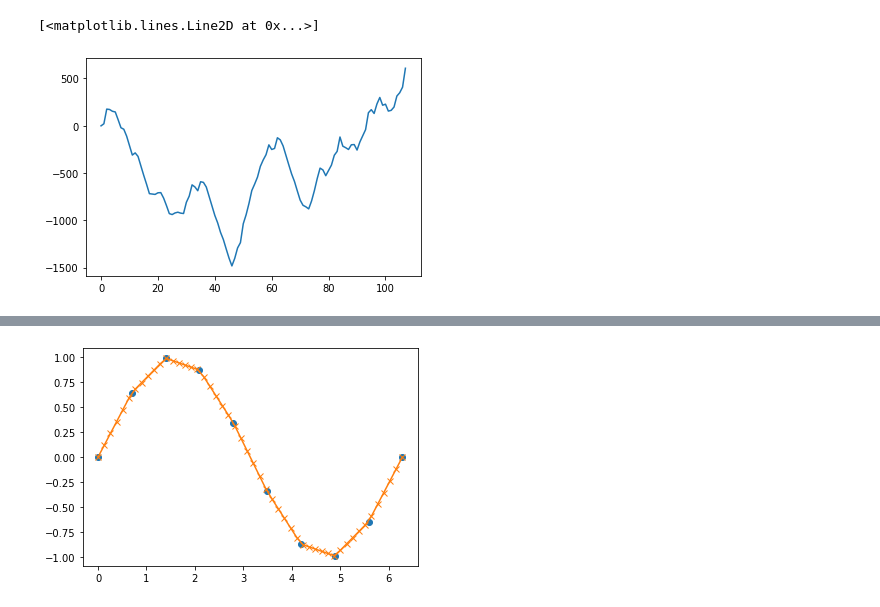
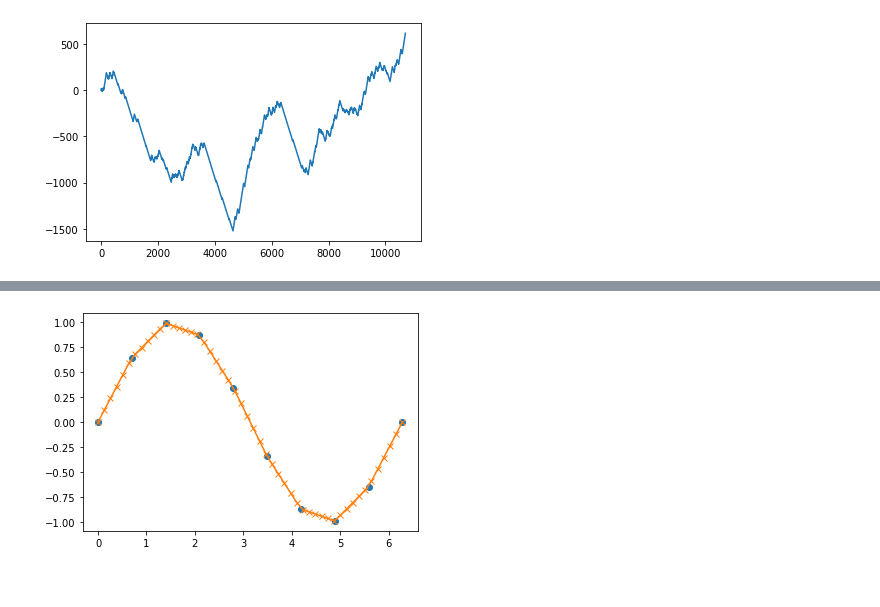
Before and after one commit to lincolnnguyen18/decaminute3, a Jupyter notebook: view.ipynb, the cells around one changed output, grey strips where cells are left out. Saved outputs shown, nothing was run; the diff lists cells and outputs as text; code cells hidden in the pictures.

```diff
--- a/view.ipynb
+++ b/view.ipynb
@@ -1,25 +1,21 @@
 # %%
 import sqlite3
 con = sqlite3.connect('data.db')
 cur = con.cursor()
 
 import matplotlib
 import matplotlib.pyplot as plt
 import numpy as np
 from datetime import datetime, timedelta
 
 # x = []
 y = []
 
 for row in cur.execute('select time, value from decaminutes where userId = 1 order by time asc'):
   time, value = row
   y.append(value)
 
-# plt.plot(y)
-# plt.show()
-
-new_y = y[0::100]
-plt.plot(new_y)
+plt.plot(y)
+plt.show()
 # %% [output]
-[<matplotlib.lines.Line2D at 0x...>]
-[figure, old version]
+[figure, new version]
```
Also changed, not shown: parts of 1 cell of this notebook, 1 other file.
